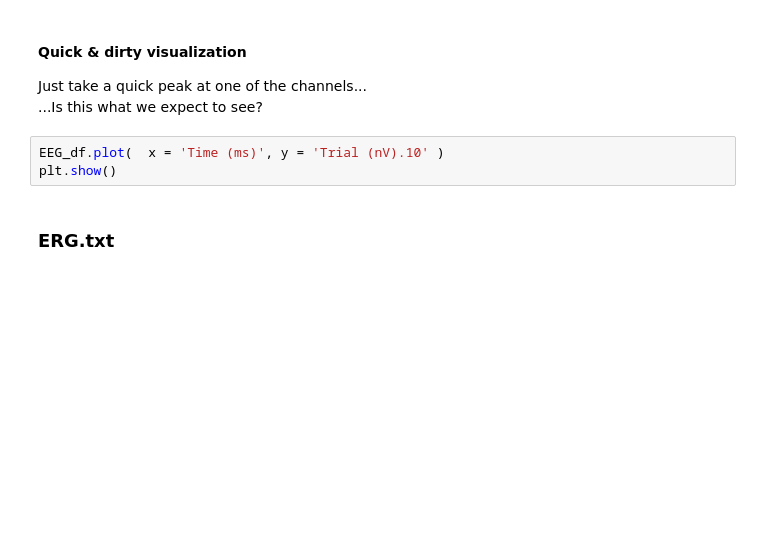
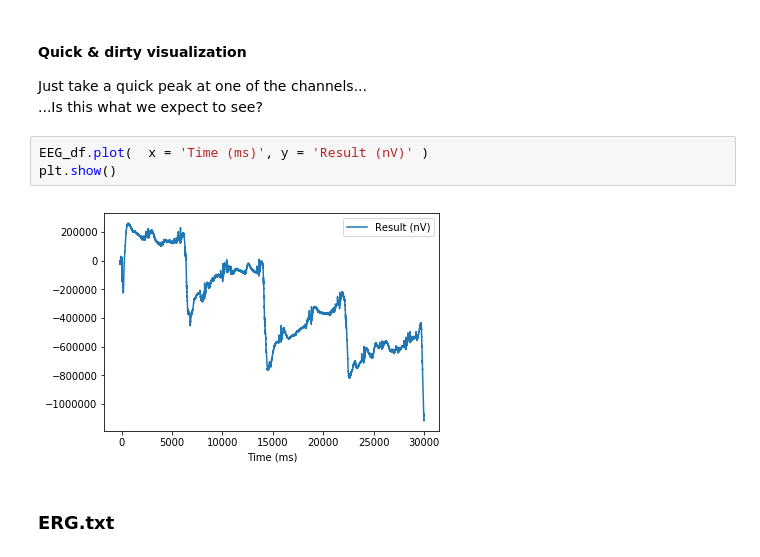
Before and after one commit to SmilodonCub/DS4VS, a Jupyter notebook: Week6/DS4VS_week6_EDA.ipynb, the cells around one changed output. Drawn from its saved outputs; the diff is of its cells as text; blank space fills up the shorter version.

```diff
--- a/Week6/DS4VS_week6_EDA.ipynb
+++ b/Week6/DS4VS_week6_EDA.ipynb
@@ -63,8 +116,10 @@ EEG_df.info()
 Just take a quick peak at one of the channels...
 ...Is this what we expect to see?
 # %%
-EEG_df.plot(  x = 'Time (ms)', y = 'Trial (nV).10' )
+EEG_df.plot(  x = 'Time (ms)', y = 'Result (nV)' )
 plt.show()
+# %% [output]
+[figure, added]
 # %% [markdown]
 ### ERG.txt
 # %%
```
Also changed, not shown: parts of 35 cells of this notebook, 1 other file.
